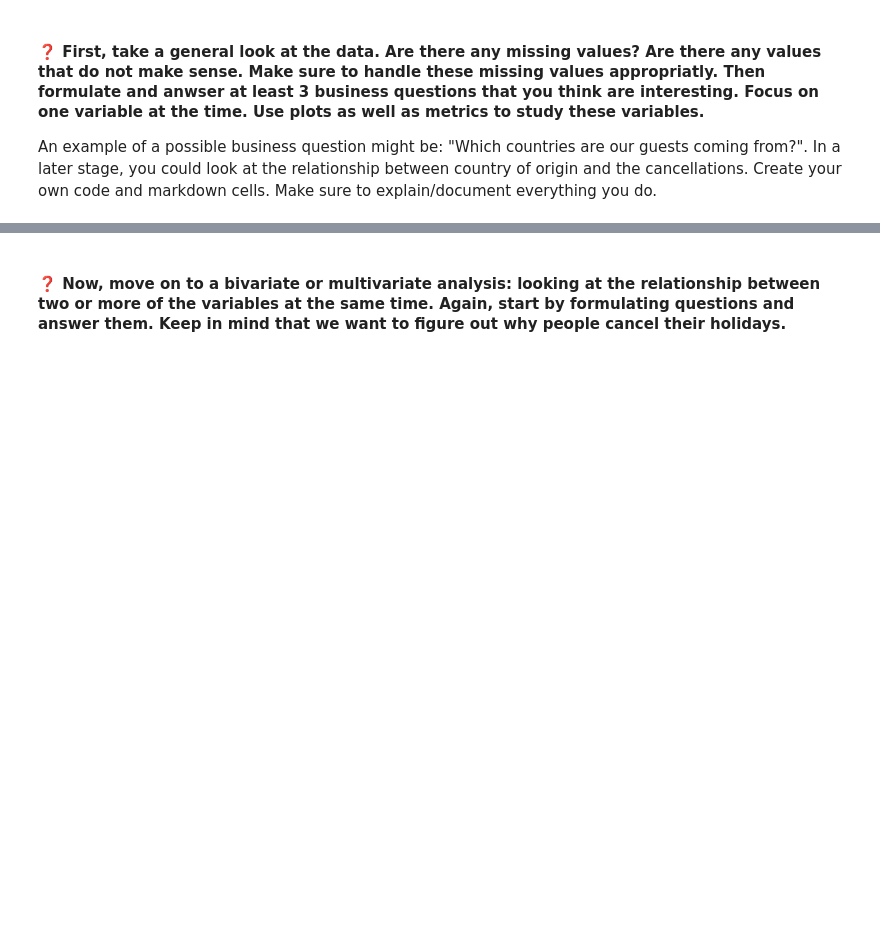
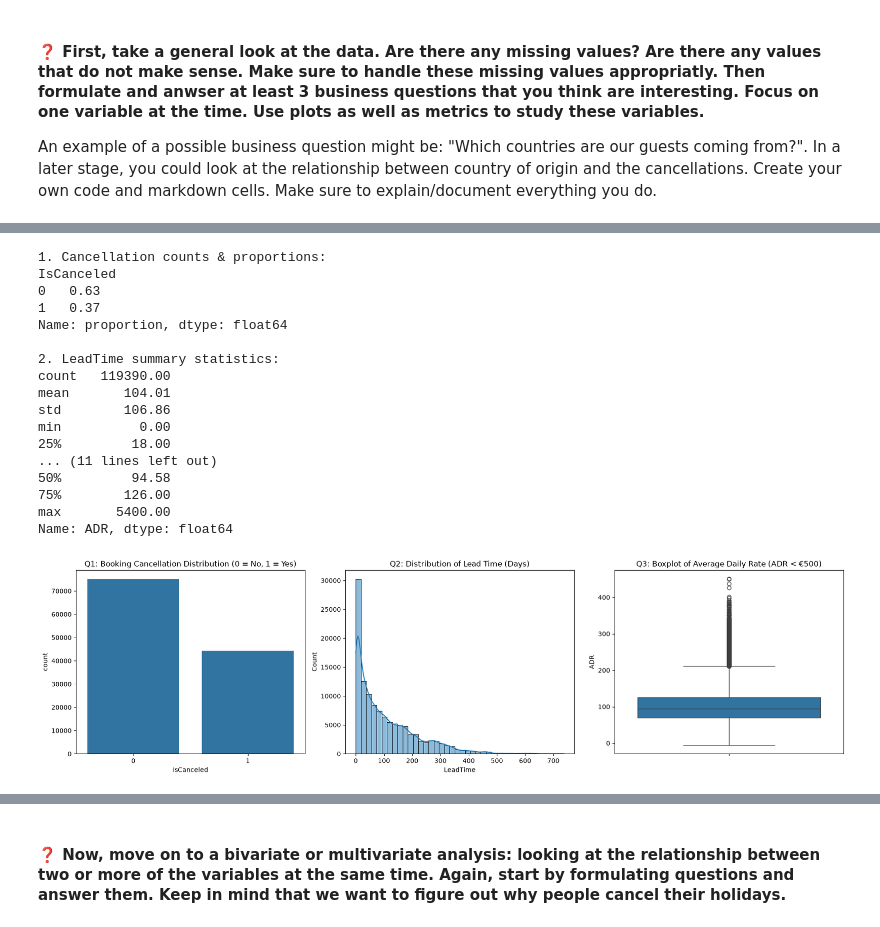
Before and after one commit to matteogradinaru/students2627, a Jupyter notebook: lab7_ti/lab_7_classification.ipynb, the cells around one changed output, grey strips where cells are left out. Drawn from its saved outputs; the diff is of its cells as text; code cells hidden in the pictures; blank space fills up the shorter version.

```diff
--- a/lab7_ti/lab_7_classification.ipynb
+++ b/lab7_ti/lab_7_classification.ipynb
@@ -141,3 +191,19 @@ We still start of by doing exploring the dataset using Pandas exclusively and mo
 # %% [markdown]
 #### ❓ First, take a general look at the data. Are there any missing values? Are there any values that do not make sense. Make sure to handle these missing values appropriatly. Then formulate and anwser at least 3 business questions that you think are interesting. Focus on one variable at the time. Use plots as well as metrics to study these variables.
 An example of a possible business question might be: "Which countries are our guests coming from?". In a later stage, you could look at the relationship between country of origin and the cancellations. Create your own code and markdown cells. Make sure to explain/document everything you do.
+# %%
+# 1. Check missing values
+print("Missing values per column:")
+print(hotel_df.isnull().sum()[hotel_df.isnull().sum() > 0])
+
+# 2. Check values that do not make sense
+zero_guests = hotel_df[(hotel_df["Adults"] + hotel_df["Children"].fillna(0) + hotel_df["Babies"]) == 0]
+neg_adr = hotel_df[hotel_df["ADR"] < 0]
+print(f"\nBookings with 0 total guests: {len(zero_guests)}")
+print(f"Bookings with negative ADR: {len(neg_adr)}")
+
+# 3. Handle missing values appropriately
+hotel_df["Children"] = hotel_df["Children"].fillna(0)
+hotel_df["Country"] = hotel_df["Country"].fillna("Unknown")
+
+print("\nRemaining missing values:", hotel_df.isnull().sum().sum())
@@ -143,0 +225,42 @@ An example of a possible business question might be: "Which countries are our gu
+# %%
+fig, axes = plt.subplots(1, 3, figsize=(18, 5))
+
+# Business Question 1: What proportion of all bookings get canceled?
+print("1. Cancellation counts & proportions:")
+print(hotel_df["IsCanceled"].value_counts(normalize=True).round(3))
+sns.countplot(data=hotel_df, x="IsCanceled", ax=axes[0])
+axes[0].set_title("Q1: Booking Cancellation Distribution (0 = No, 1 = Yes)")
+
+# Business Question 2: How far in advance do guests book (LeadTime)?
+print("\n2. LeadTime summary statistics:")
+print(hotel_df["LeadTime"].describe().round(2))
+sns.histplot(data=hotel_df, x="LeadTime", bins=40, kde=True, ax=axes[1])
+axes[1].set_title("Q2: Distribution of Lead Time (Days)")
+
+# Business Question 3: What is the typical Average Daily Rate (ADR)?
+print("\n3. ADR summary statistics:")
+print(hotel_df["ADR"].describe().round(2))
+sns.boxplot(data=hotel_df[hotel_df["ADR"] < 500], y="ADR", ax=axes[2])
+axes[2].set_title("Q3: Boxplot of Average Daily Rate (ADR < €500)")
+
+plt.tight_layout()
+plt.show()
+# %% [output]
+1. Cancellation counts & proportions:
+IsCanceled
+0   0.63
+1   0.37
+Name: proportion, dtype: float64
+
+2. LeadTime summary statistics:
+count   119390.00
+mean       104.01
+std        106.86
+min          0.00
+25%         18.00
+... (11 lines left out)
+50%         94.58
+75%        126.00
+max       5400.00
+Name: ADR, dtype: float64
+[figure, added]
```
Also changed, not shown: parts of 29 cells of this notebook.
